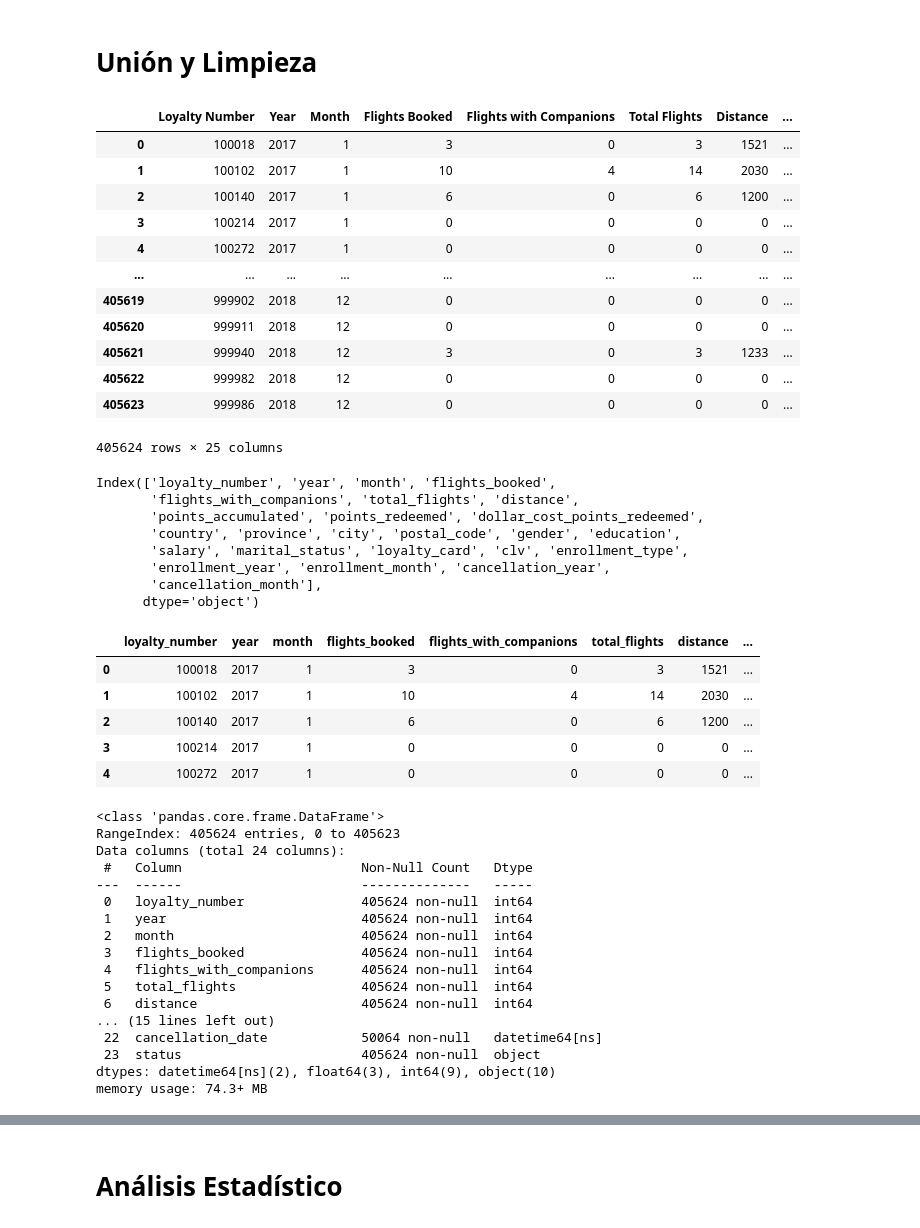
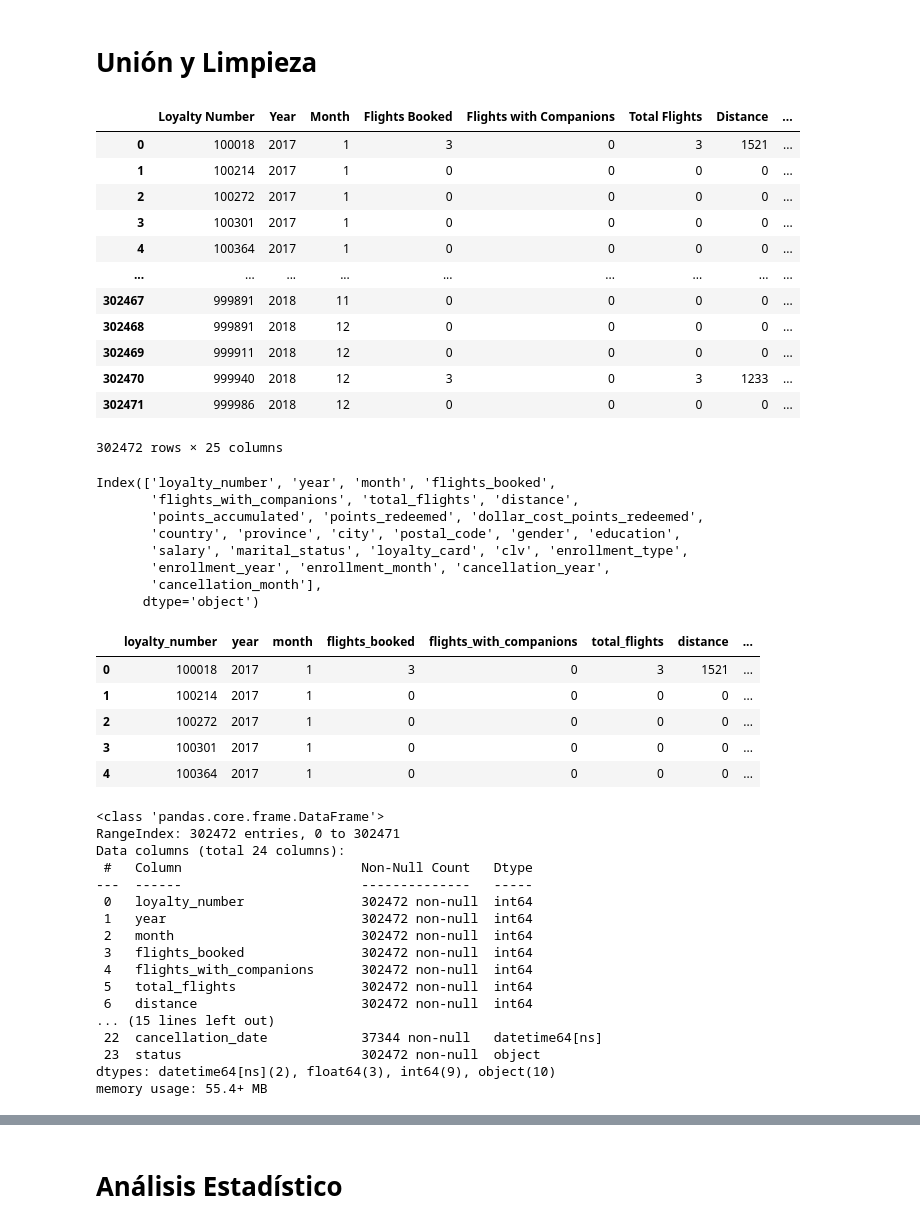
Before and after one commit to Adalab/bda-modulo-3-evaluacion-final-PatriciaAnaya, a Jupyter notebook: bda-modulo-3-evaluacion-final-PatriciaAnaya.ipynb, the cells around one changed output, grey strips where cells are left out. Saved outputs shown, nothing was run; the diff lists cells and outputs as text; code cells hidden in the pictures.

```diff
--- a/bda-modulo-3-evaluacion-final-PatriciaAnaya.ipynb
+++ b/bda-modulo-3-evaluacion-final-PatriciaAnaya.ipynb
@@ -181,3 +181,8 @@ Loyalty Number
 761015    1
 652627    1
 Name: count, Length: 16737, dtype: int64
+# %%
+# se localizan valores negativos en la columna de salario. Representa un 0.1% aprox del total, por lo que ignoramos esos registros.
+
+df_loyalty = df_loyalty[df_loyalty['Salary'] >= 0]
+df_loyalty.head()
@@ -185,22 +197,22 @@ Name: count, Length: 16737, dtype: int64
 # Unión y Limpieza
 # %%
 # Unimos ambos dataframes usando la columna "Loyalty Number"
-df_union = df_activity.merge(df_loyalty, left_on= "Loyalty Number", right_on= "Loyalty Number")
-df_union
+df_final = df_activity.merge(df_loyalty, left_on= "Loyalty Number", right_on= "Loyalty Number")
+df_final
 # %% [output]
 |  | Loyalty Number | Year | Month | Flights Booked | Flights with Companions | Total Flights | Distance | ... |
 | 0 | 100018 | 2017 | 1 | 3 | 0 | 3 | 1521 | ... |
-| 1 | 100102 | 2017 | 1 | 10 | 4 | 14 | 2030 | ... |
-| 2 | 100140 | 2017 | 1 | 6 | 0 | 6 | 1200 | ... |
-| 3 | 100214 | 2017 | 1 | 0 | 0 | 0 | 0 | ... |
-| 4 | 100272 | 2017 | 1 | 0 | 0 | 0 | 0 | ... |
+| 1 | 100214 | 2017 | 1 | 0 | 0 | 0 | 0 | ... |
+| 2 | 100272 | 2017 | 1 | 0 | 0 | 0 | 0 | ... |
+| 3 | 100301 | 2017 | 1 | 0 | 0 | 0 | 0 | ... |
+| 4 | 100364 | 2017 | 1 | 0 | 0 | 0 | 0 | ... |
 | ... | ... | ... | ... | ... | ... | ... | ... | ... |
-| 405619 | 999902 | 2018 | 12 | 0 | 0 | 0 | 0 | ... |
-| 405620 | 999911 | 2018 | 12 | 0 | 0 | 0 | 0 | ... |
-| 405621 | 999940 | 2018 | 12 | 3 | 0 | 3 | 1233 | ... |
-| 405622 | 999982 | 2018 | 12 | 0 | 0 | 0 | 0 | ... |
-| 405623 | 999986 | 2018 | 12 | 0 | 0 | 0 | 0 | ... |
+| 302467 | 999891 | 2018 | 11 | 0 | 0 | 0 | 0 | ... |
+| 302468 | 999891 | 2018 | 12 | 0 | 0 | 0 | 0 | ... |
+| 302469 | 999911 | 2018 | 12 | 0 | 0 | 0 | 0 | ... |
+| 302470 | 999940 | 2018 | 12 | 3 | 0 | 3 | 1233 | ... |
+| 302471 | 999986 | 2018 | 12 | 0 | 0 | 0 | 0 | ... |
-405624 rows × 25 columns
+302472 rows × 25 columns
 # %%
 # Homogeneizamos los nombres de las columnas, cambiando a minúsculas y reemplazando espacios por guiones bajos
 nuevas_columnas = {}
@@ -243,30 +255,30 @@ df_union.drop(columns=columnas_borrar, inplace=True)
 # %%
-df_union.head()
+df_final.head()
 # %% [output]
 |  | loyalty_number | year | month | flights_booked | flights_with_companions | total_flights | distance | ... |
 | 0 | 100018 | 2017 | 1 | 3 | 0 | 3 | 1521 | ... |
-| 1 | 100102 | 2017 | 1 | 10 | 4 | 14 | 2030 | ... |
-| 2 | 100140 | 2017 | 1 | 6 | 0 | 6 | 1200 | ... |
-| 3 | 100214 | 2017 | 1 | 0 | 0 | 0 | 0 | ... |
-| 4 | 100272 | 2017 | 1 | 0 | 0 | 0 | 0 | ... |
+| 1 | 100214 | 2017 | 1 | 0 | 0 | 0 | 0 | ... |
+| 2 | 100272 | 2017 | 1 | 0 | 0 | 0 | 0 | ... |
+| 3 | 100301 | 2017 | 1 | 0 | 0 | 0 | 0 | ... |
+| 4 | 100364 | 2017 | 1 | 0 | 0 | 0 | 0 | ... |
 # %%
-df_union.info()
+df_final.info()
 # %% [output]
 <class 'pandas.core.frame.DataFrame'>
-RangeIndex: 405624 entries, 0 to 405623
+RangeIndex: 302472 entries, 0 to 302471
 Data columns (total 24 columns):
  #   Column                       Non-Null Count   Dtype
 ---  ------                       --------------   -----
- 0   loyalty_number               405624 non-null  int64
- 1   year                         405624 non-null  int64
- 2   month                        405624 non-null  int64
- 3   flights_booked               405624 non-null  int64
- 4   flights_with_companions      405624 non-null  int64
- 5   total_flights                405624 non-null  int64
- 6   distance                     405624 non-null  int64
+ 0   loyalty_number               302472 non-null  int64
+ 1   year                         302472 non-null  int64
+ 2   month                        302472 non-null  int64
+ 3   flights_booked               302472 non-null  int64
+ 4   flights_with_companions      302472 non-null  int64
+ 5   total_flights                302472 non-null  int64
+ 6   distance                     302472 non-null  int64
 ... (15 lines left out)
- 22  cancellation_date            50064 non-null   datetime64[ns]
- 23  status                       405624 non-null  object
+ 22  cancellation_date            37344 non-null   datetime64[ns]
+ 23  status                       302472 non-null  object
 dtypes: datetime64[ns](2), float64(3), int64(9), object(10)
-memory usage: 74.3+ MB
+memory usage: 55.4+ MB
 # %%
```
Also changed, not shown: parts of 15 cells of this notebook, 1 other file.
